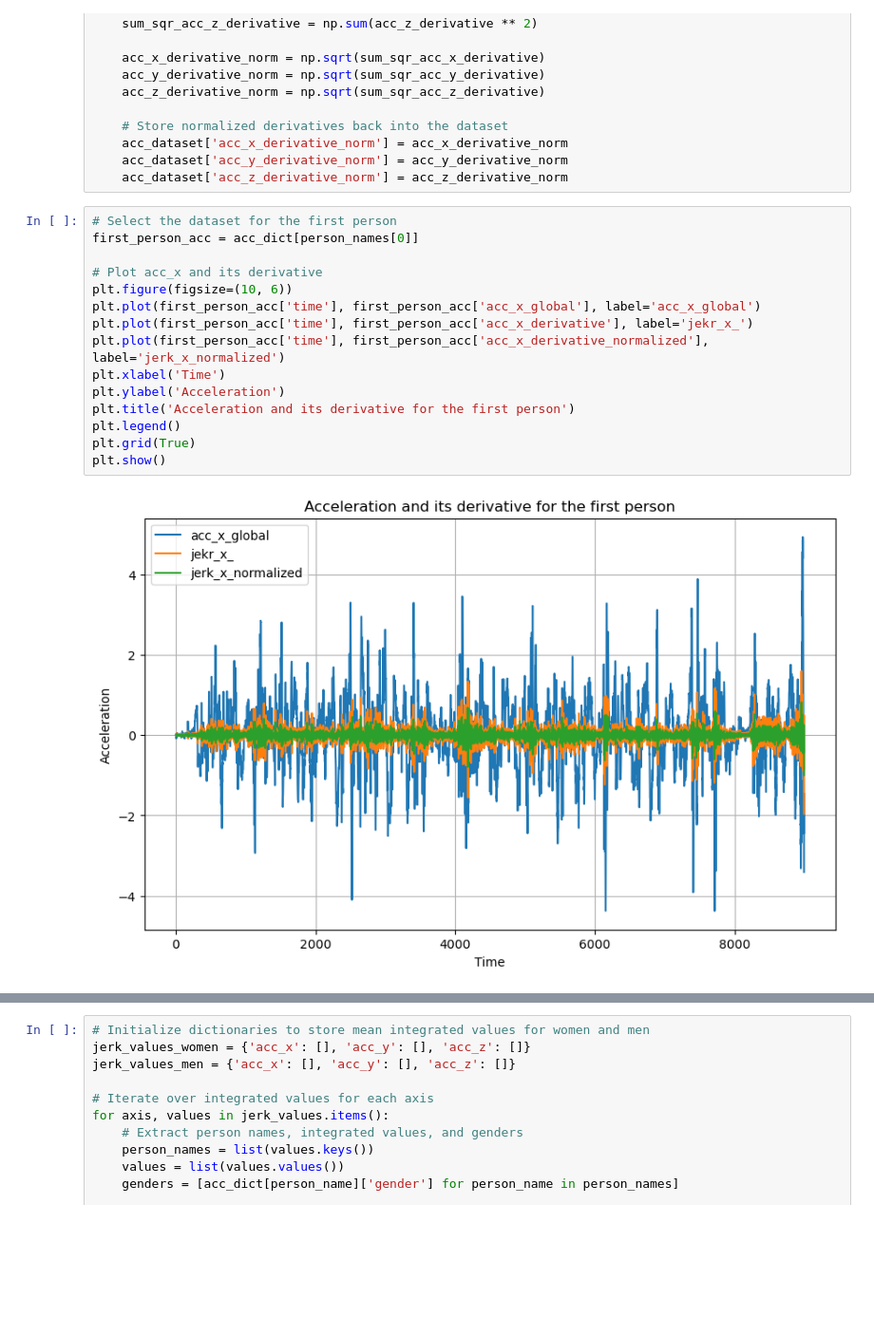
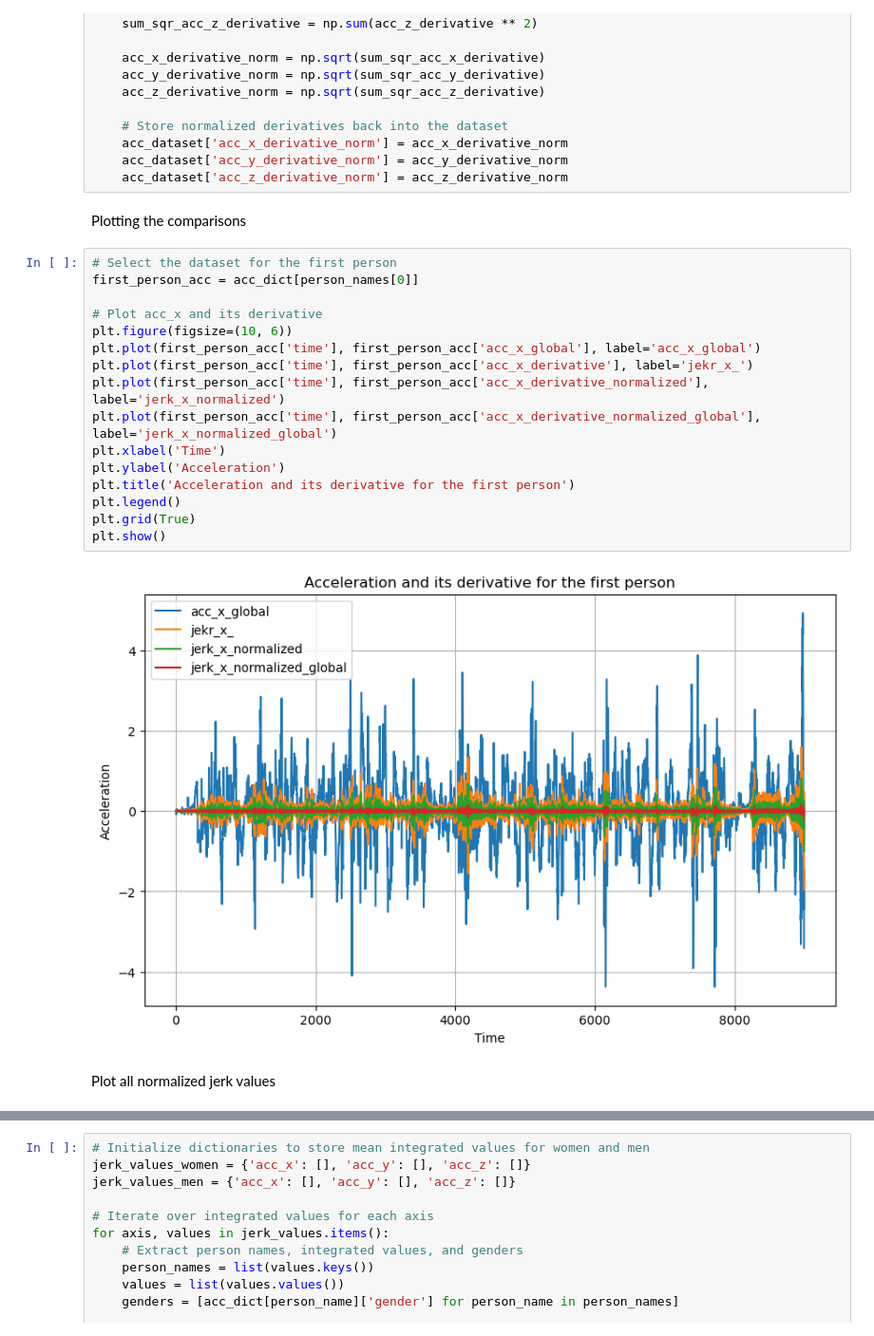
Before and after one commit to doertiboy/MasterStudy, a Jupyter notebook: Acceleration.ipynb, the cells around one changed output, grey strips where cells are left out. Shown at 95% size. Drawn from its saved outputs; the diff is of its cells as text; blank space fills up the shorter version.

```diff
--- a/Acceleration.ipynb
+++ b/Acceleration.ipynb
@@ -187,23 +235,28 @@ for person_name in acc_dict:
     acc_dataset['acc_x_derivative_norm'] = acc_x_derivative_norm
     acc_dataset['acc_y_derivative_norm'] = acc_y_derivative_norm
     acc_dataset['acc_z_derivative_norm'] = acc_z_derivative_norm
+# %% [markdown]
+Plotting the comparisons
 # %%
 # Select the dataset for the first person
 first_person_acc = acc_dict[person_names[0]]
 
 # Plot acc_x and its derivative
 plt.figure(figsize=(10, 6))
 plt.plot(first_person_acc['time'], first_person_acc['acc_x_global'], label='acc_x_global')
 plt.plot(first_person_acc['time'], first_person_acc['acc_x_derivative'], label='jekr_x_')
 plt.plot(first_person_acc['time'], first_person_acc['acc_x_derivative_normalized'], label='jerk_x_normalized')
+plt.plot(first_person_acc['time'], first_person_acc['acc_x_derivative_normalized_global'], label='jerk_x_normalized_global')
 plt.xlabel('Time')
 plt.ylabel('Acceleration')
 plt.title('Acceleration and its derivative for the first person')
 plt.legend()
 plt.grid(True)
 plt.show()
 # %% [output]
-[figure, old version]
+[figure, new version]
+# %% [markdown]
+Plot all normalized jerk values
 # %%
 # Define the number of subplots
 num_axes = 3
```
Also changed, not shown: parts of 19 cells of this notebook, 5 other files.
